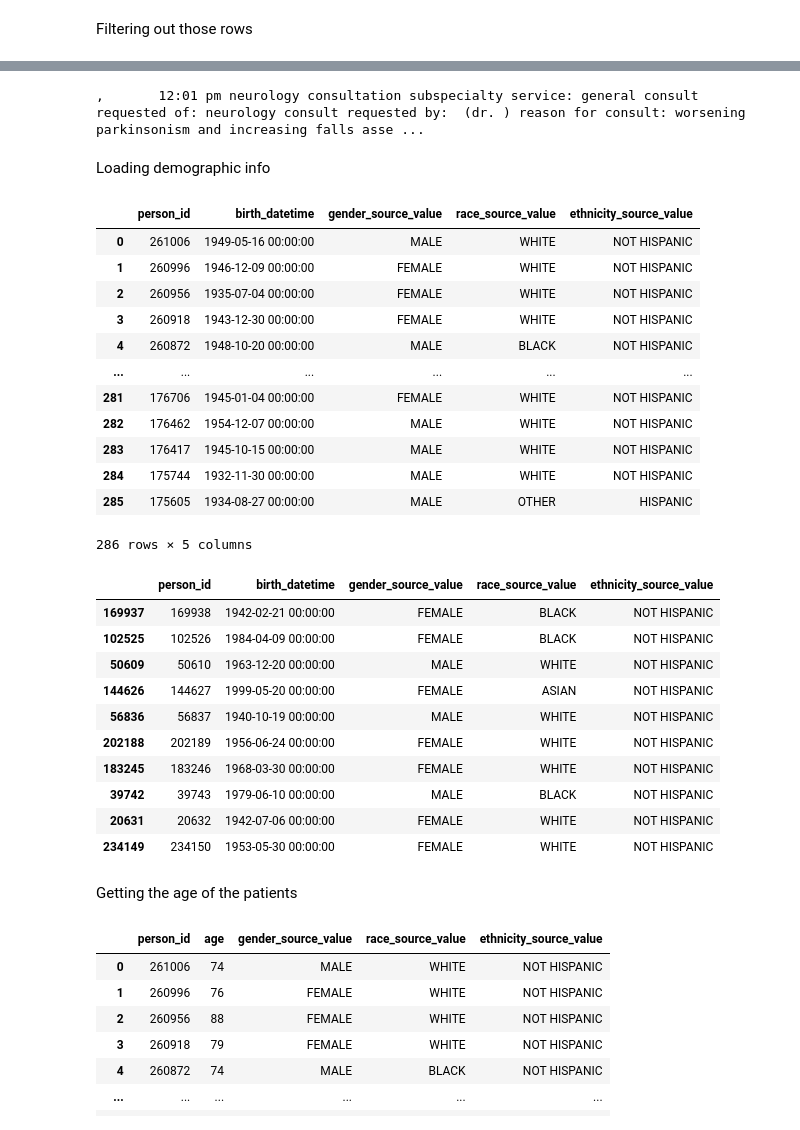
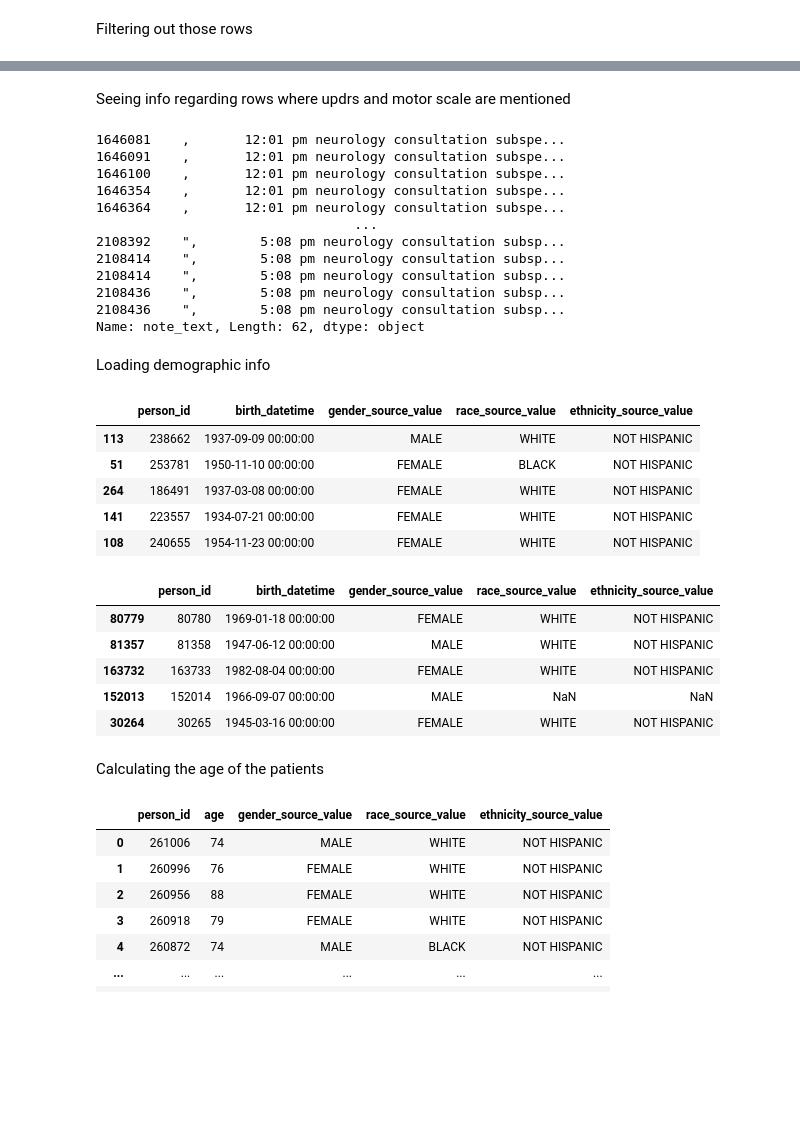
Before and after one commit to rdiazrincon/motor_fluctuations_pd, a Jupyter notebook: motor_fluctuations_pd.ipynb, the cells around one changed output, grey strips where cells are left out. Saved outputs shown, nothing was run; the diff lists cells and outputs as text; code cells hidden in the pictures; blank space fills up the shorter version.

```diff
--- a/motor_fluctuations_pd.ipynb
+++ b/motor_fluctuations_pd.ipynb
@@ -679,4 +718,2 @@ array([220195, 206133, 199862])
-# %%
-print(df_pd.iloc[10441]['note_text'])
-# %% [output]
-,       12:01 pm neurology consultation subspecialty service: general consult requested of: neurology consult requested by:  (dr. ) reason for consult: worsening parkinsonism and increasing falls asse ...
+# %% [markdown]
+Seeing info regarding rows where updrs and motor scale are mentioned
@@ -683,3 +724,19 @@ print(df_pd.iloc[10441]['note_text'])
+# %%
+# TODO: Come back here and read the whole thing
+df_pd.iloc[indexes]['note_text']
+# %% [output]
+1646081    ,       12:01 pm neurology consultation subspe...
+1646091    ,       12:01 pm neurology consultation subspe...
+1646100    ,       12:01 pm neurology consultation subspe...
+1646354    ,       12:01 pm neurology consultation subspe...
+1646364    ,       12:01 pm neurology consultation subspe...
+                                 ...
+2108392    ",        5:08 pm neurology consultation subsp...
+2108414    ",        5:08 pm neurology consultation subsp...
+2108414    ",        5:08 pm neurology consultation subsp...
+2108436    ",        5:08 pm neurology consultation subsp...
+2108436    ",        5:08 pm neurology consultation subsp...
+Name: note_text, Length: 62, dtype: object
 # %% [markdown]
 Loading demographic info
 # %%
@@ -687,37 +744,25 @@ demographics = pd.read_csv('data/DEMOGRAPHICS.csv')
 # demographics_all contains age and gender info for all the patients
 demographics_all = pd.read_csv('data/DEMOGRAPHICS_ALL.csv')
 # %%
-demographics
+demographics.sample(5)
 # %% [output]
 |  | person_id | birth_datetime | gender_source_value | race_source_value | ethnicity_source_value |
-| 0 | 261006 | 1949-05-16 00:00:00 | MALE | WHITE | NOT HISPANIC |
-| 1 | 260996 | 1946-12-09 00:00:00 | FEMALE | WHITE | NOT HISPANIC |
-| 2 | 260956 | 1935-07-04 00:00:00 | FEMALE | WHITE | NOT HISPANIC |
-| 3 | 260918 | 1943-12-30 00:00:00 | FEMALE | WHITE | NOT HISPANIC |
-| 4 | 260872 | 1948-10-20 00:00:00 | MALE | BLACK | NOT HISPANIC |
-| ... | ... | ... | ... | ... | ... |
-| 281 | 176706 | 1945-01-04 00:00:00 | FEMALE | WHITE | NOT HISPANIC |
-| 282 | 176462 | 1954-12-07 00:00:00 | MALE | WHITE | NOT HISPANIC |
-| 283 | 176417 | 1945-10-15 00:00:00 | MALE | WHITE | NOT HISPANIC |
-| 284 | 175744 | 1932-11-30 00:00:00 | MALE | WHITE | NOT HISPANIC |
-| 285 | 175605 | 1934-08-27 00:00:00 | MALE | OTHER | HISPANIC |
+| 113 | 238662 | 1937-09-09 00:00:00 | MALE | WHITE | NOT HISPANIC |
+| 51 | 253781 | 1950-11-10 00:00:00 | FEMALE | BLACK | NOT HISPANIC |
+| 264 | 186491 | 1937-03-08 00:00:00 | FEMALE | WHITE | NOT HISPANIC |
+| 141 | 223557 | 1934-07-21 00:00:00 | FEMALE | WHITE | NOT HISPANIC |
+| 108 | 240655 | 1954-11-23 00:00:00 | FEMALE | WHITE | NOT HISPANIC |
-286 rows × 5 columns
 # %%
-demographics_all.sample(10)
+demographics_all.sample(5)
 # %% [output]
 |  | person_id | birth_datetime | gender_source_value | race_source_value | ethnicity_source_value |
-| 169937 | 169938 | 1942-02-21 00:00:00 | FEMALE | BLACK | NOT HISPANIC |
-| 102525 | 102526 | 1984-04-09 00:00:00 | FEMALE | BLACK | NOT HISPANIC |
-| 50609 | 50610 | 1963-12-20 00:00:00 | MALE | WHITE | NOT HISPANIC |
-| 144626 | 144627 | 1999-05-20 00:00:00 | FEMALE | ASIAN | NOT HISPANIC |
-| 56836 | 56837 | 1940-10-19 00:00:00 | MALE | WHITE | NOT HISPANIC |
-| 202188 | 202189 | 1956-06-24 00:00:00 | FEMALE | WHITE | NOT HISPANIC |
-| 183245 | 183246 | 1968-03-30 00:00:00 | FEMALE | WHITE | NOT HISPANIC |
-| 39742 | 39743 | 1979-06-10 00:00:00 | MALE | BLACK | NOT HISPANIC |
-| 20631 | 20632 | 1942-07-06 00:00:00 | FEMALE | WHITE | NOT HISPANIC |
-| 234149 | 234150 | 1953-05-30 00:00:00 | FEMALE | WHITE | NOT HISPANIC |
+| 80779 | 80780 | 1969-01-18 00:00:00 | FEMALE | WHITE | NOT HISPANIC |
+| 81357 | 81358 | 1947-06-12 00:00:00 | MALE | WHITE | NOT HISPANIC |
+| 163732 | 163733 | 1982-08-04 00:00:00 | FEMALE | WHITE | NOT HISPANIC |
+| 152013 | 152014 | 1966-09-07 00:00:00 | MALE | NaN | NaN |
+| 30264 | 30265 | 1945-03-16 00:00:00 | FEMALE | WHITE | NOT HISPANIC |
 # %% [markdown]
-Getting the age of the patients
+Calculating the age of the patients
 # %%
 # Converting the "birth_datetime" column to a datetime format
 demographics["birth_datetime"] = pd.to_datetime(demographics["birth_datetime"], format='%Y-%m-%d')
```
Also changed, not shown: parts of 53 cells of this notebook.
